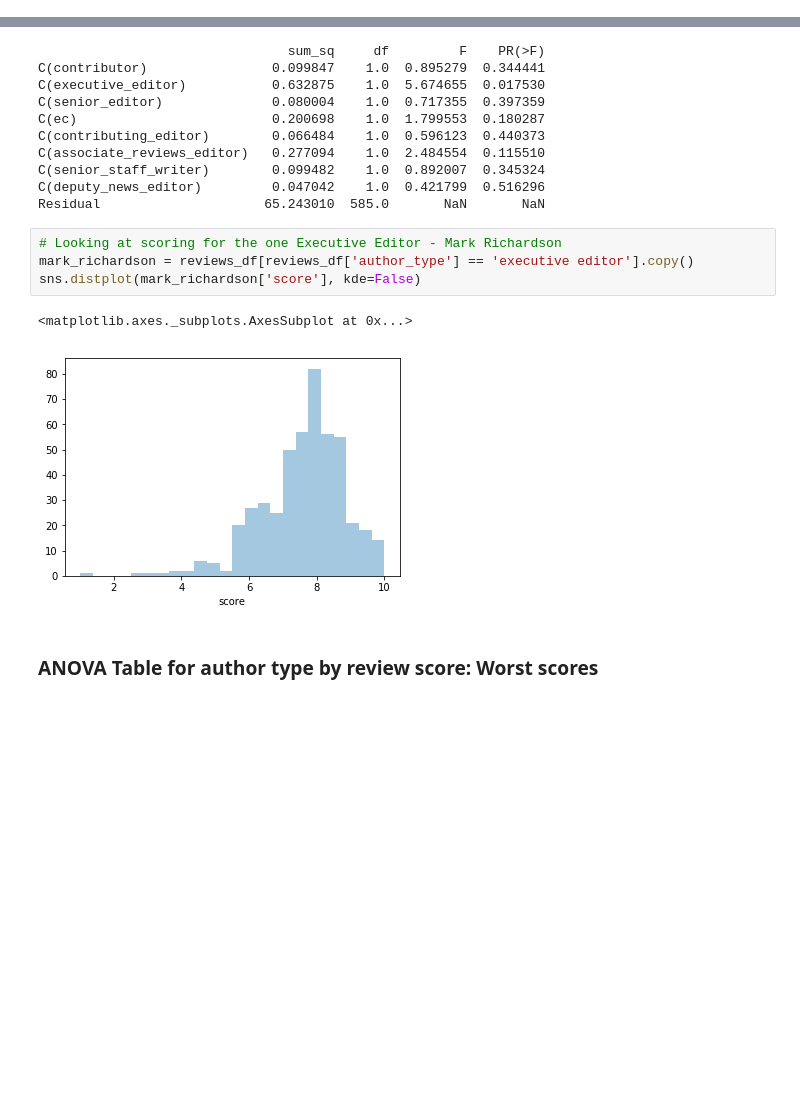
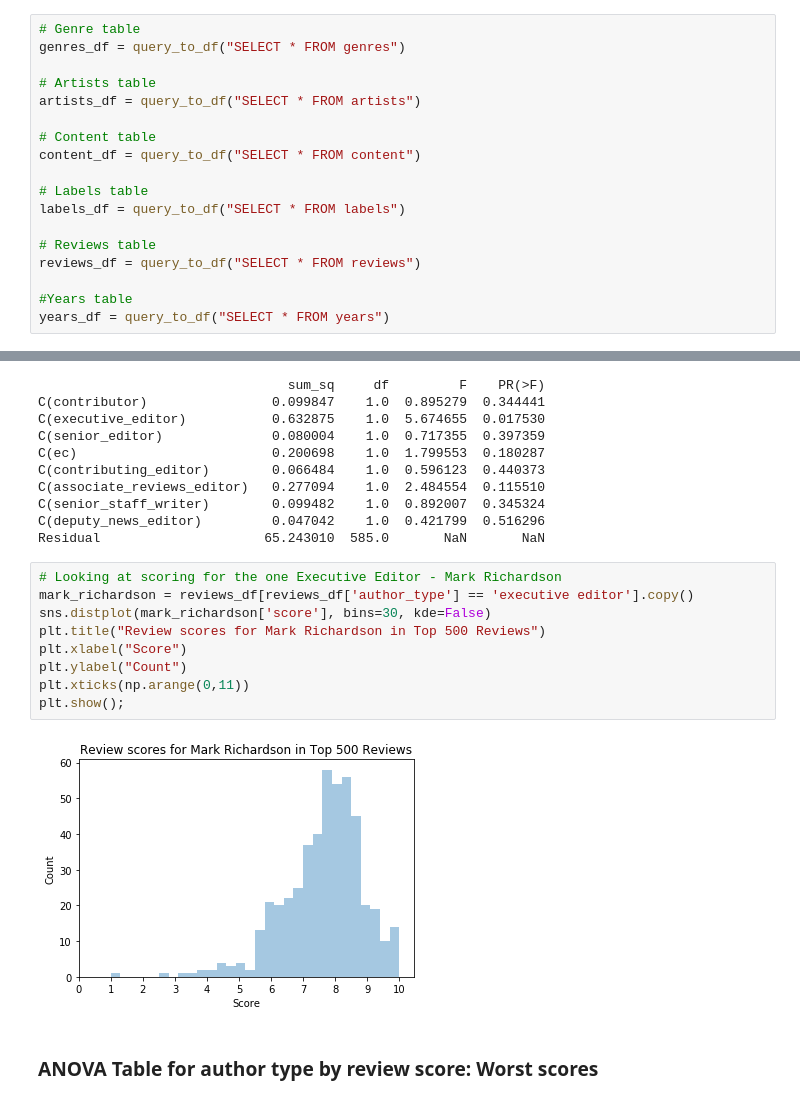
Before and after one commit to jnawjux/pitchfork_review_testing, a Jupyter notebook: Music_Index.ipynb, the cells around one changed output, grey strips where cells are left out. Cells and saved outputs as stored; diff of their text form; blank space fills up the shorter version.

```diff
--- a/Music_Index.ipynb
+++ b/Music_Index.ipynb
@@ -53,3 +27,21 @@ years_df = pd.DataFrame(years, columns=names)
+# %%
+# Genre table
+genres_df = query_to_df("SELECT * FROM genres")
+
+# Artists table
+artists_df = query_to_df("SELECT * FROM artists")
+
+# Content table
+content_df = query_to_df("SELECT * FROM content")
+
+# Labels table
+labels_df = query_to_df("SELECT * FROM labels")
+
+# Reviews table
+reviews_df = query_to_df("SELECT * FROM reviews")
+
+#Years table
+years_df = query_to_df("SELECT * FROM years")
 # %% [markdown]
 ## Exploring the Data
 # %%
@@ -708,10 +632,14 @@ Residual                     65.243010  585.0       NaN       NaN
 # %%
 # Looking at scoring for the one Executive Editor - Mark Richardson
 mark_richardson = reviews_df[reviews_df['author_type'] == 'executive editor'].copy()
-sns.distplot(mark_richardson['score'], kde=False)
+sns.distplot(mark_richardson['score'], bins=30, kde=False)
+plt.title("Review scores for Mark Richardson in Top 500 Reviews")
+plt.xlabel("Score")
+plt.ylabel("Count")
+plt.xticks(np.arange(0,11))
+plt.show();
 # %% [output]
-<matplotlib.axes._subplots.AxesSubplot at 0x...>
-[figure, old version]
+[figure, new version]
 # %% [markdown]
 ### ANOVA Table for author type by review score: Worst scores
 # %%
```
Also changed, not shown: parts of 33 cells of this notebook, 1 other file.
